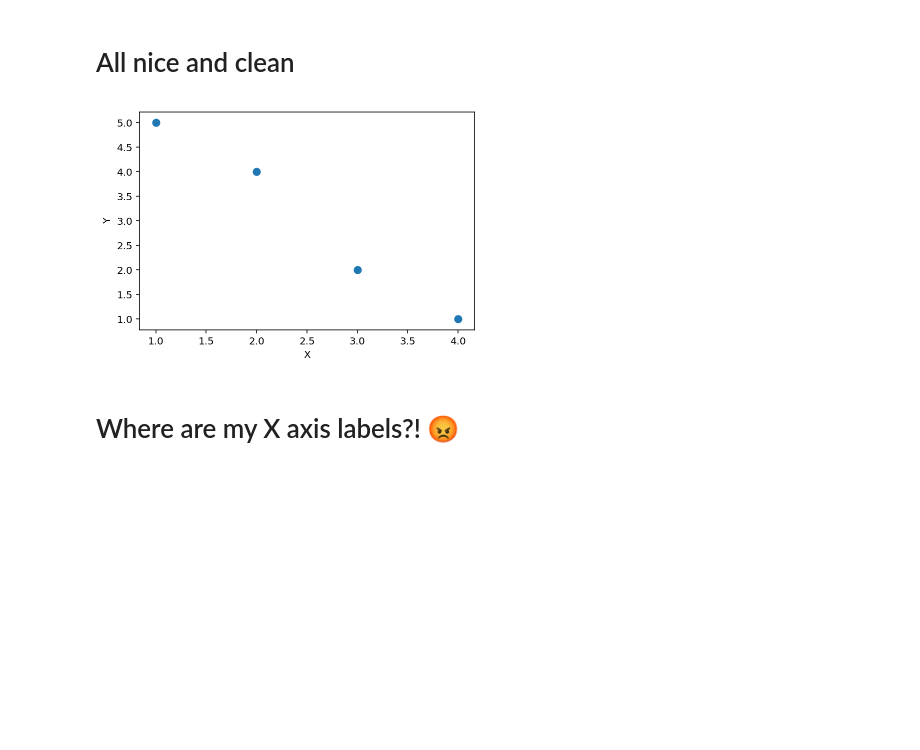
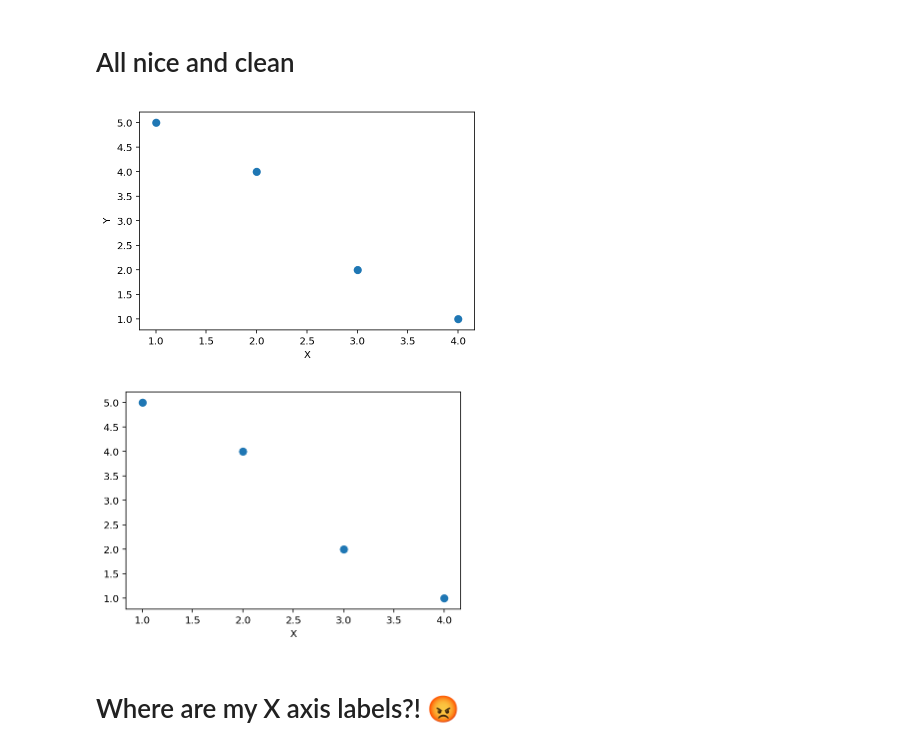
Before and after one commit to Kornel/scatterplot-matplotlib, a Jupyter notebook: Scatter plot x axis labels.ipynb, the cells around one changed output. Saved outputs shown, nothing was run; the diff lists cells and outputs as text; code cells hidden in the pictures; blank space fills up the shorter version.

```diff
--- a/Scatter plot x axis labels.ipynb
+++ b/Scatter plot x axis labels.ipynb
@@ -13,9 +13,12 @@ test_df = pd.DataFrame({
 # %% [markdown]
 # All nice and clean
 # %%
-test_df.plot(kind="scatter", x="X", y="Y", s=50);
+test_df.plot(kind="scatter", x="X", y="Y", s=50); plt.show();
+plt.scatter(x=test_df.X.values, y=test_df.Y.values, s=50);
+plt.xlabel("X");
 # %% [output]
 [figure]
+[figure, added]
 # %% [markdown]
 # Where are my X axis labels?! 😡
 # %%
```
Also changed, not shown: parts of 1 cell of this notebook, 1 other file.
